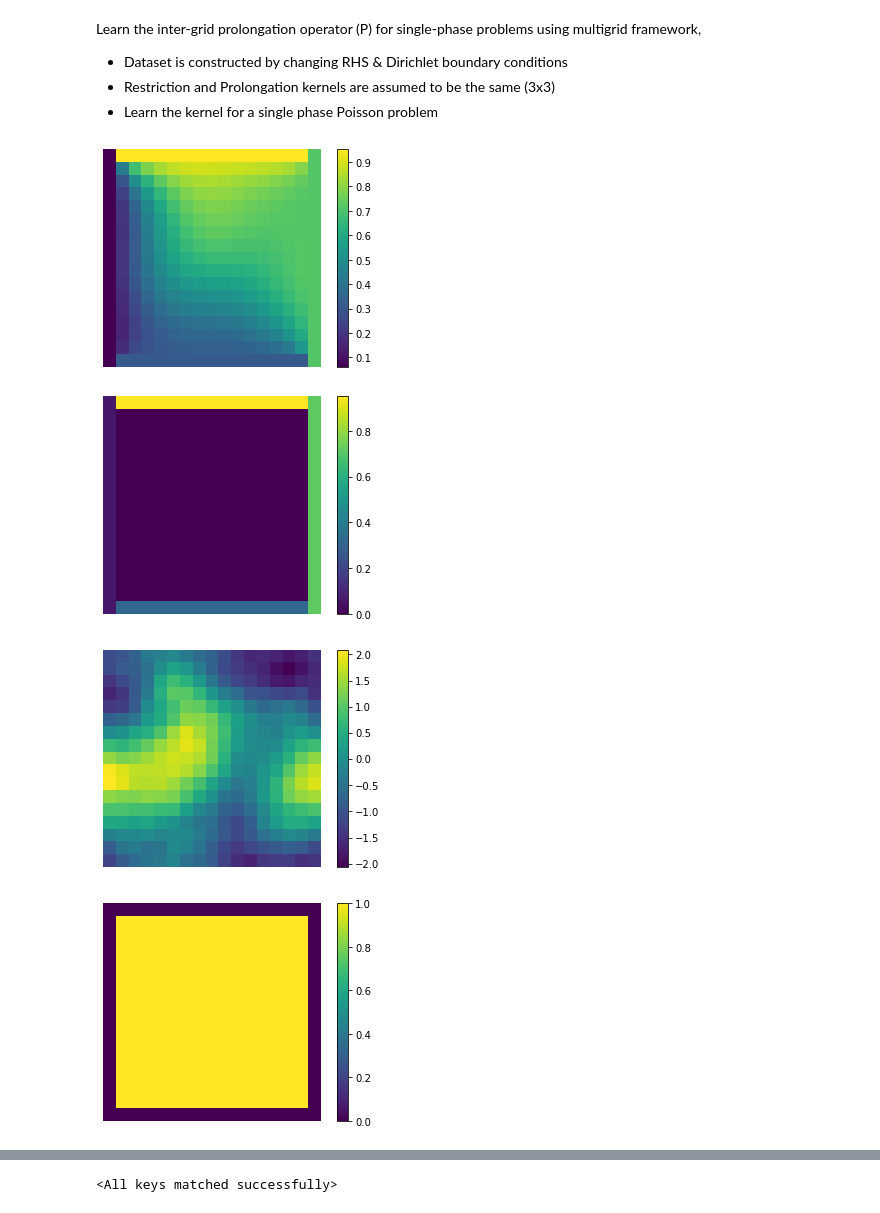
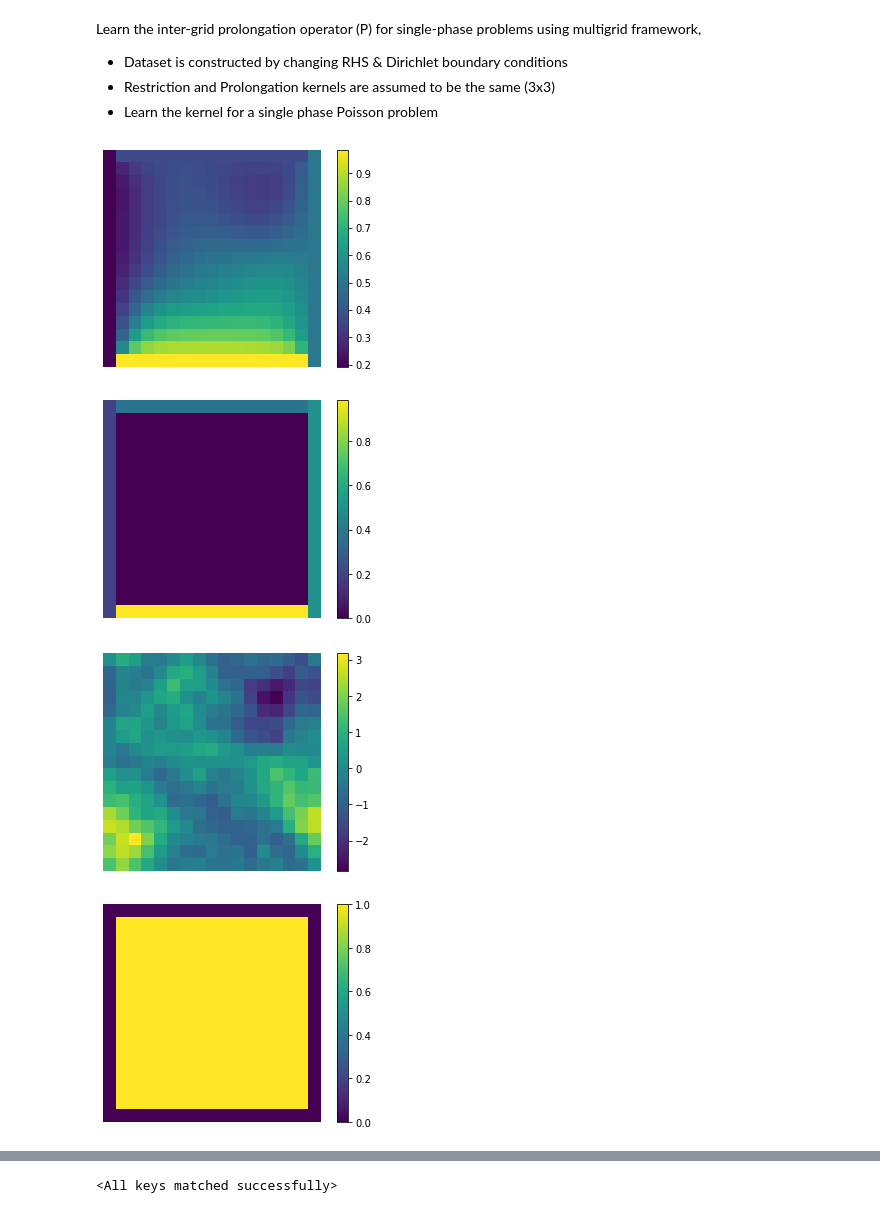
Before and after one commit to longfish/Multigrid-FEANet, a Jupyter notebook: MM-FEANet-learnP.ipynb, the cells around one changed output, grey strips where cells are left out. Drawn from its saved outputs; the diff is of its cells as text; code cells hidden in the pictures.

```diff
--- a/MM-FEANet-learnP.ipynb
+++ b/MM-FEANet-learnP.ipynb
@@ -75,15 +74,15 @@ train_dataloader = DataLoader(training_set, batch_size=32, shuffle=True)
 # %%
 u_train, f_train, bc_value_train, bc_index_train = next(iter(train_dataloader))
 
-k=22
+k=0
 plot.plot_field(u_train[k,0])
 plot.plot_field(bc_value_train[k,0])
 plot.plot_field(f_train[k,0])
 plot.plot_field(bc_index_train[k,0])
 # %% [output]
-[figure, old version]
+[figure, new version]
-[figure, old version]
+[figure, new version]
-[figure, old version]
+[figure, new version]
 [figure]
 # %%
 EPS = 5e-6
```
Also changed, not shown: parts of 19 cells of this notebook, 4 other files.
